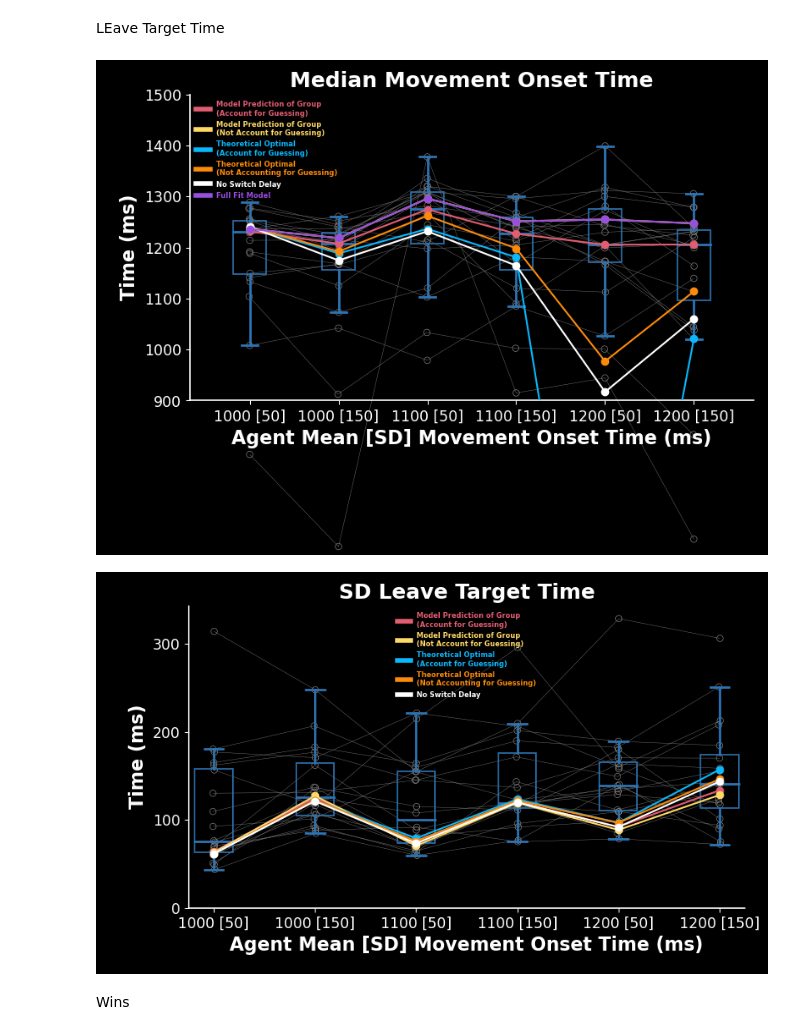
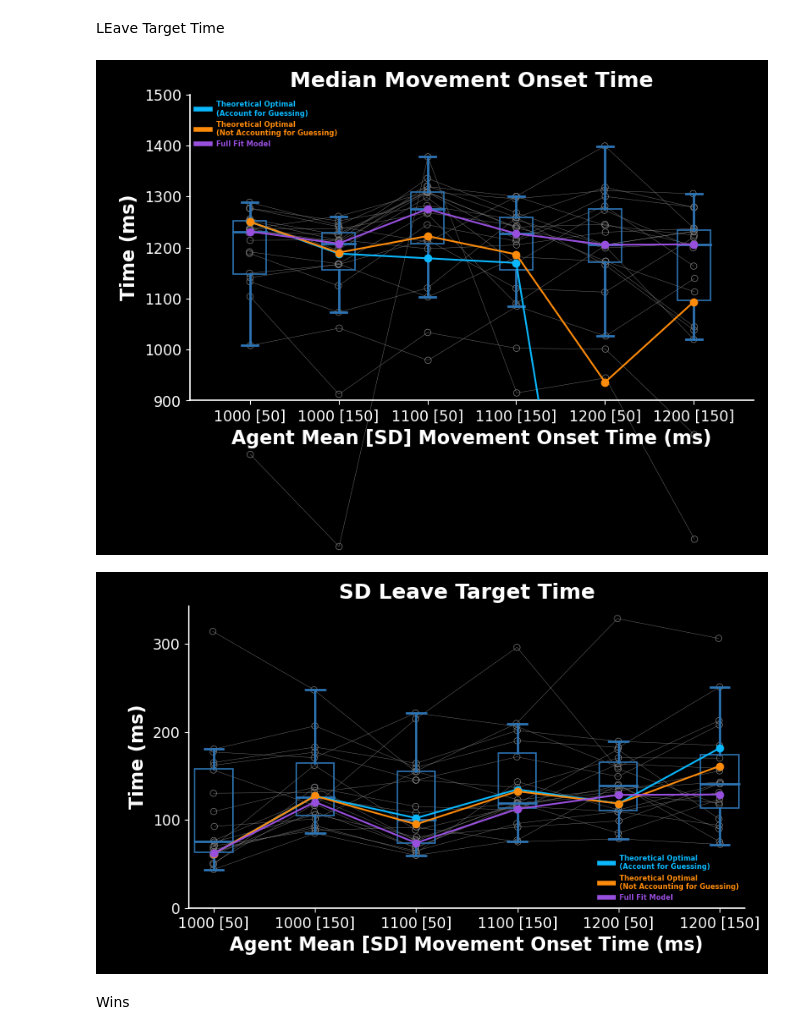
Before and after one commit to SethSullivan/MatchPennies-Agent-Expirement, a Jupyter notebook: scripts/optimal_model/Optimal_Stopping_Model_With_Data_Group.ipynb, the cells around one changed output. Drawn from its saved outputs; the diff is of its cells as text; code cells hidden in the pictures.

```diff
--- a/scripts/optimal_model/Optimal_Stopping_Model_With_Data_Group.ipynb
+++ b/scripts/optimal_model/Optimal_Stopping_Model_With_Data_Group.ipynb
@@ -37,14 +37,14 @@ it = InitialThangs(experiment)
 # %% [markdown]
 # Pickle Data
 # %%
-group = rdf.generate_subject_object_v3(experiment,)
+group = rdf.generate_subject_object_v3(experiment,'All Trials')
 # %% [markdown]
 # Create Model
 # %% [markdown]
 Set inputs for model
 # %%
 if experiment == "Exp1":
-    rt = np.nanmedian(np.nanmedian(group.movement_metrics.reaction_times, axis=1)) - 25
+    rt = np.nanmedian(np.nanmedian(group.movement_metrics.reaction_times, axis=1)) - 15
     rt_sd = np.nanmedian(np.nanstd(group.movement_metrics.reaction_times, axis=1))
 
 elif experiment == "Exp2":
@@ -104,12 +104,12 @@ model_full_fit = ModelConstructor(
     movement_sd=np.array([mt_sd, mt_sd]),
     timing_sd=np.array([time_sd, time_sd]),
     perc_wins_when_both_reach=perc_wins_both_reach,
-    guess_switch_delay=np.array([[60, 0]]).T, # Designed like this for broadcasting reasons
+    guess_switch_delay=np.array([[70, 0]]).T, # Designed like this for broadcasting reasons
     guess_switch_sd=np.array([[30, 0]]).T,
     electromechanical_delay=np.array([[50, 50]]).T,
     guess_sd = np.array([gamble_leave_time_sd,gamble_leave_time_sd]), # This includes electromechanical delay
     switch_cost_exists=True,
-    expected=True,  # Aka we run the model if they EXPECT no guess switch
+    expected=False,  # Aka we run the model if they EXPECT no guess switch
     win_reward=win_reward,
     incorrect_cost=incorrect_cost,
     indecision_cost=indecision_cost,
@@ -131,8 +131,8 @@ model_unknown_switch = ModelConstructor(
     movement_sd=np.array([mt_sd, mt_sd]),
     timing_sd=np.array([time_sd, time_sd]),
     perc_wins_when_both_reach=perc_wins_both_reach,
-    guess_switch_delay=np.array([[60, 0]]).T, # Designed like this for broadcasting reasons
-    guess_switch_sd=np.array([[30, 0]]).T,
+    guess_switch_delay=np.array([[50, 0]]).T, # Designed like this for broadcasting reasons
+    guess_switch_sd=np.array([[75, 0]]).T,
     electromechanical_delay=np.array([[50, 50]]).T,
     switch_cost_exists=True,
     expected=True,  # Aka we run the model if they EXPECT no guess switch
@@ -154,8 +154,8 @@ model_known_switch = ModelConstructor(
     movement_sd=np.array([mt_sd, mt_sd]),
     timing_sd=np.array([time_sd, time_sd]),
     perc_wins_when_both_reach=perc_wins_both_reach,
-    guess_switch_delay=np.array([[60, 0]]).T, # Designed like this for broadcasting reasons
-    guess_switch_sd=np.array([[30, 0]]).T,
+    guess_switch_delay=np.array([[50, 0]]).T, # Designed like this for broadcasting reasons
+    guess_switch_sd=np.array([[75, 0]]).T,
     electromechanical_delay=np.array([[50, 50]]).T,
     switch_cost_exists=True,
     expected=False,  # Aka we run the model if they EXPECT no guess switch
@@ -314,9 +284,9 @@ pf.multiple_models_boxplot(
     metric,
     show_boxplot=True,
     full_fit = full_fit_metric,
-    no_switch = no_switch_metric,
-    known_player=known_player_metric,
-    unknown_player=unknown_player_metric,
+    # no_switch = no_switch_metric,
+    #known_player=known_player_metric,
+    #unknown_player=unknown_player_metric,
     known_optimal=known_optimal_metric,
     unknown_optimal=unknown_optimal_metric,
     xlocs=xlocs,
@@ -338,43 +308,45 @@ plt.show()
 if True:
     metric = np.nanstd(group.movement_metrics.movement_onset_times('task'), axis=2)
 
+    full_fit_metric = get_full_fit_metric(model_full_fit.player_behavior.wtd_leave_time_sd,metric_type='true',decision_type='fit')
     no_switch_metric = get_no_metric(model_no_switch.player_behavior.wtd_leave_time_sd, metric_type='true',decision_type='optimal')
     known_optimal_metric = get_known_metric(model_known_switch.player_behavior.wtd_leave_time_sd, metric_type='true',decision_type='optimal')
     known_player_metric = get_known_metric(model_known_switch.player_behavior.wtd_leave_time_sd, metric_type='true',decision_type='fit')
     unknown_optimal_metric = get_unknown_metric(model_unknown_switch.player_behavior.wtd_leave_time_sd, metric_type='true',decision_type='optimal')
     unknown_player_metric = get_unknown_metric(model_unknown_switch.player_behavior.wtd_leave_time_sd, metric_type='true',decision_type='fit')
     w, h = 10, 6
     axmain, ax = pf.make_figure_panel(figsize=(w, h), inset_size=(1.3, 0.9, w - 1.4, h - 1.3))
     xlocs = np.linspace(0, w, num=len(it.trial_block_titles))
     ylocs = np.arange(0, 400, 100)
     bw = 0.75
     pf.multiple_models_boxplot(
         ax,
         metric,
         show_boxplot=True,
-        no_switch = no_switch_metric,
-        known_player=known_player_metric,
-        unknown_player=unknown_player_metric,
+        full_fit=full_fit_metric,
+        # no_switch = no_switch_metric,
+        #known_player=known_player_metric,
+        #unknown_player=unknown_player_metric,
         known_optimal=known_optimal_metric,
         unknown_optimal=unknown_optimal_metric,
         xlocs=xlocs,
         box_width=bw,
         colors=wheel.seth_blue,
     )
 
     ax.set_xticks(xlocs), ax.set_yticks(ylocs)
     ax.set_xticklabels(it.trial_block_titles)
     ax.set_xlabel(it.xlabel)
     ax.set_ylabel("Time (ms)")
     ax.set_title("SD Leave Target Time")
     # ax.plot(xlocs,get_unknown_metric(np.sqrt(model_unknown_switch.player_behavior.guess_reach_time_sd**2)))
     if save:
         plt.savefig(SAVE_PATH + "mean_leave_target_time_with_optimal_simulation", dpi=400, transparent=True)
     axmain.set_axis_off()
     plt.show()
 # %% [output]
-[figure, old version]
+[figure, new version]
-[figure, old version]
+[figure, new version]
 # %% [markdown]
 Wins
 # %%
```
Also changed, not shown: parts of 15 cells of this notebook.
